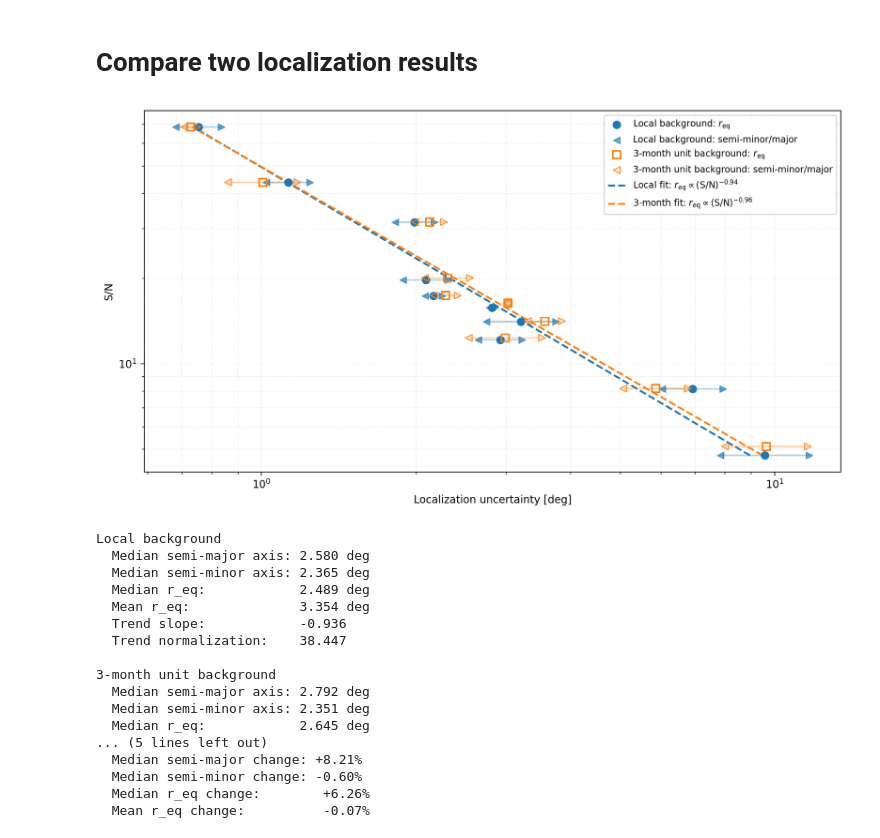
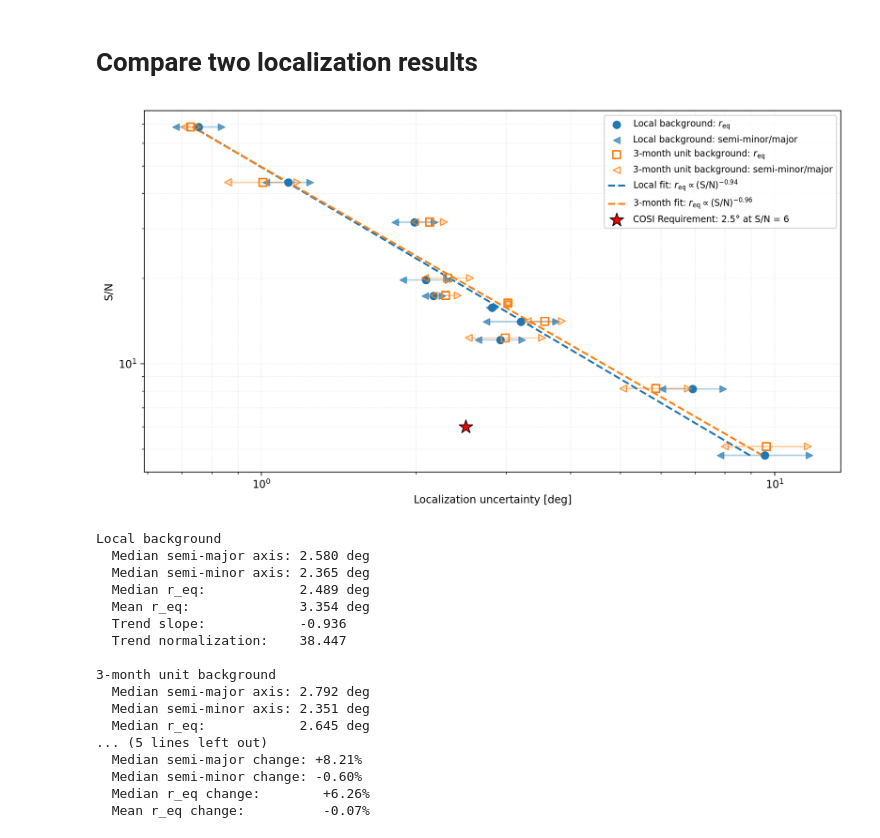
Before and after one commit to Yong2Sheng/ResearchCodes, a Jupyter notebook: docs/tutorials/COSI/Localization_Summary/Localization_summary.ipynb, the cells around one changed output. Cells and saved outputs as stored; diff of their text form; code cells hidden in the pictures.

Commit message:
Add COSI localization requirement to the plot

```diff
--- a/docs/tutorials/COSI/Localization_Summary/Localization_summary.ipynb
+++ b/docs/tutorials/COSI/Localization_Summary/Localization_summary.ipynb
@@ -1128,6 +796,10 @@ ax.plot(
     ),
 )
 
+# ============================================================
+# COSI Requirement
+# ============================================================
+ax.scatter(2.5, 6, marker="*", s=180, color="red", edgecolors="black", linewidths=0.8, label="COSI Requirement: 2.5° at S/N = 6", zorder=5)
 
 # ============================================================
 # Axes and formatting
@@ -1191,34 +863,34 @@ print(f"  Mean r_eq:              {np.mean(r_eq_unit):.3f} deg")
 print(f"  Trend slope:            {slope_unit:.3f}")
 print(f"  Trend normalization:    {norm_unit:.3f}")
 
 
 # ============================================================
 # Direct comparison
 # ============================================================
 median_r_eq_change = (
     np.median(r_eq_unit) / np.median(r_eq_local) - 1
 ) * 100
 
 mean_r_eq_change = (
     np.mean(r_eq_unit) / np.mean(r_eq_local) - 1
 ) * 100
 
 median_major_change = (
     np.median(a_major_unit) / np.median(a_major_local) - 1
 ) * 100
 
 median_minor_change = (
     np.median(b_minor_unit) / np.median(b_minor_local) - 1
 ) * 100
 
 print()
 print("3-month unit background relative to local background")
 print(f"  Median semi-major change: {median_major_change:+.2f}%")
 print(f"  Median semi-minor change: {median_minor_change:+.2f}%")
 print(f"  Median r_eq change:        {median_r_eq_change:+.2f}%")
 print(f"  Mean r_eq change:          {mean_r_eq_change:+.2f}%")
 # %% [output]
-[figure, old version]
+[figure, new version]
 Local background
   Median semi-major axis: 2.580 deg
   Median semi-minor axis: 2.365 deg
```
Also changed, not shown: parts of 1 cell of this notebook.
